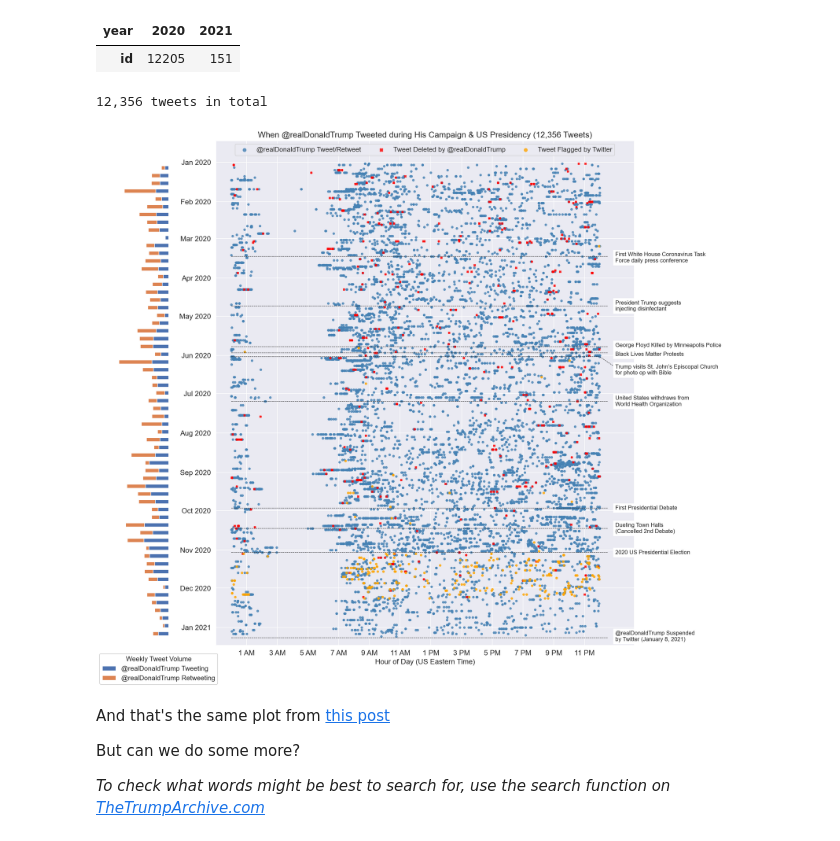
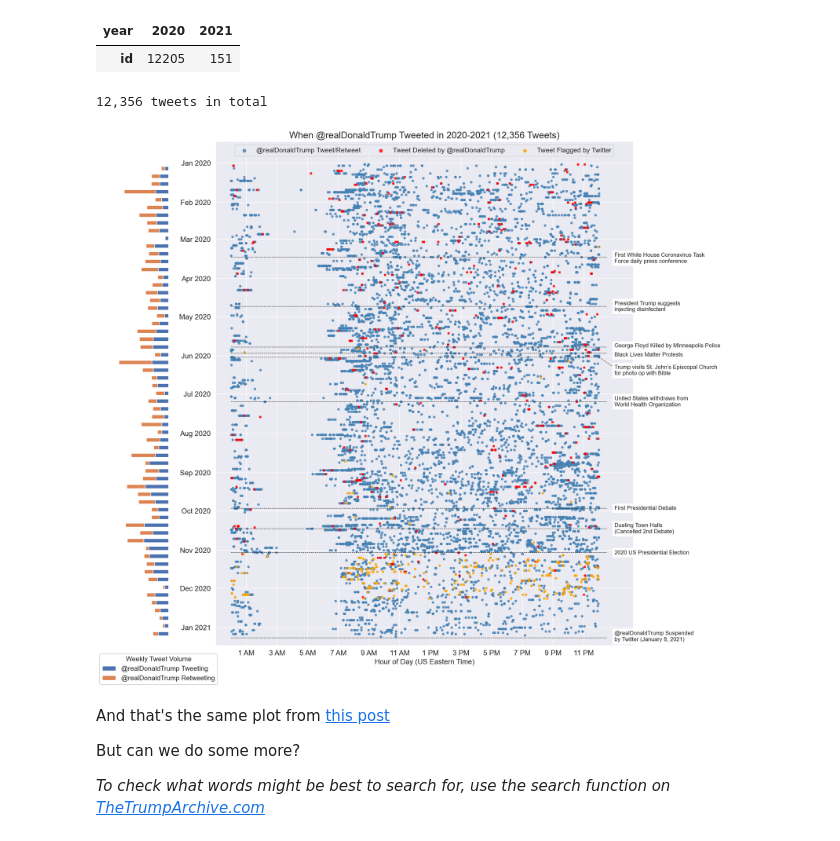
Before and after one commit to Project-EPIC/post-mortem-rdt, a Jupyter notebook: Plotting @realDonaldTrump's Tweets-2020.ipynb, the cells around one changed output. Cells and saved outputs as stored; diff of their text form; code cells hidden in the pictures.

Commit message:
new finalized image

```diff
--- a/Plotting @realDonaldTrump's Tweets-2020.ipynb
+++ b/Plotting @realDonaldTrump's Tweets-2020.ipynb
@@ -206,36 +206,36 @@ suspended(ax)
 ax.invert_yaxis()
 ax2.invert_yaxis()
 
 ax.set_ylim( date(2021,1,15), date(2019,12,15))
 ax2.set_ylim(date(2021,1,15), date(2019,12,15))
 
 # Set the axis labels
 ax.yaxis.set_major_locator(mdates.MonthLocator())
 ax.yaxis.set_major_formatter(mdates.DateFormatter("%b %Y", tz=None));
 
 ax.set_xticks(np.arange(datetime(2000,1,1,1,0,0), datetime(2000,1,1,23,55,59), timedelta(hours=2)))
 ax.xaxis.set_major_formatter(mdates.DateFormatter("%-I %p", tz=None));
 
 ax.set_xlim(datetime(1999,12,31, 23, 0, 0))
 
 ax.tick_params(labelsize=14)
 
 # Need to make the dots bigger in the legend
 lgnd = ax.legend(ncol=4, fontsize=13, loc='upper center')
 #change the marker size manually
 for handle in lgnd.legendHandles:
     handle._sizes = [40]
 
-ax.set_title("When @realDonaldTrump Tweeted during His Campaign & US Presidency ({:,} Tweets)".format(len(_slice)),
-             fontsize=16)
+ax.set_title("When @realDonaldTrump Tweeted in 2020-2021 ({:,} Tweets)".format(len(_slice)),
+             fontsize=18)
 ax.set_ylabel(None); ax.set_xlabel("Hour of Day (US Eastern Time)", fontsize=14);
 
 print("{:,} tweets in total".format(len(_slice)))
 
 add_weekly_volume(ax2)
 # %% [output]
 12,356 tweets in total
-[figure, old version]
+[figure, new version]
 # %% [markdown]
 And that's the same plot from [this post](https://post-mortem-realdonaldtrump.medium.com/post-mortem-of-realdonaldtrump-an-introduction-b98a5764437d)
 
```
Also changed, not shown: parts of 2 cells of this notebook.
